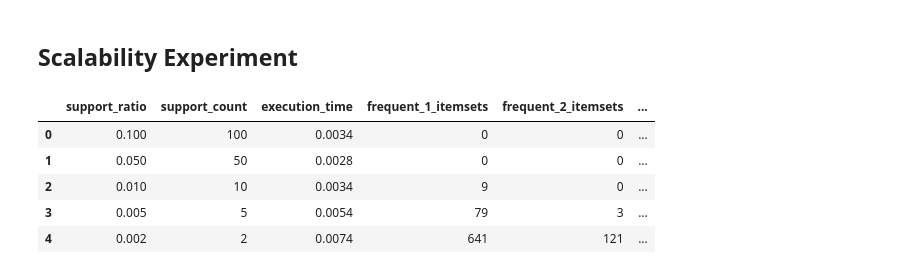
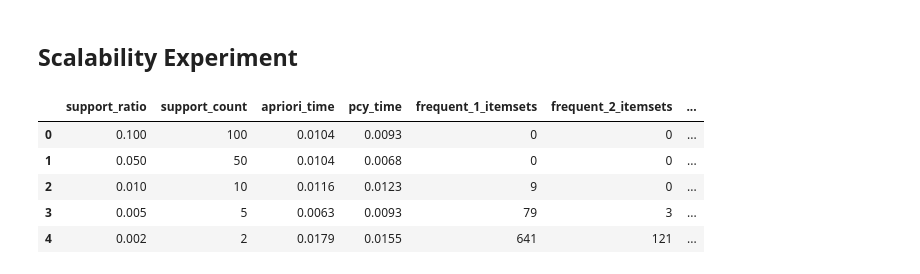
Before and after one commit to leilacielok/market_basket_analysis, a Jupyter notebook: project.ipynb, the cells around one changed output. Cells and saved outputs as stored; diff of their text form; code cells hidden in the pictures.

```diff
--- a/project.ipynb
+++ b/project.ipynb
@@ -191,20 +68,0 @@ def apriori(baskets, support_threshold):
-# %%
-# Display frequent itemsets
-frequent_itemsets = apriori(
-    baskets,
-    MIN_SUPPORT_COUNT
-)
-
-for size, itemsets in frequent_itemsets.items():
-    print("\n" + "=" * 50)
-    print(f"Frequent itemsets of size {size}")
-    print("=" * 50)
-
-    sorted_itemsets = sorted(
-        itemsets.items(),
-        key=lambda x: x[1],
-        reverse=True
-    )
-
-    for itemset, count in sorted_itemsets:
-        print(set(itemset), "-> support count:", count)
@@ -573,51 +412,72 @@ frequent_itemsets_pcy
 # %%
 support_ratios = [0.1, 0.05, 0.01, 0.005, 0.002]
 
 results = []
 
 for ratio in support_ratios:
 
     support_count = int(len(baskets) * ratio)
 
+    # APRIORI
     start = time.time()
 
-    frequent_itemsets = apriori(
+    frequent_itemsets_apriori = apriori(
         baskets,
         support_count
     )
 
-    end = time.time()
+    apriori_time = time.time() - start
 
-    elapsed_time = end - start
+    # PCY
+    start = time.time()
 
-    n_frequent_1 = len(frequent_itemsets.get(1, {}))
-    n_frequent_2 = len(frequent_itemsets.get(2, {}))
-    n_frequent_3 = len(frequent_itemsets.get(3, {}))
+    frequent_itemsets_pcy = pcy(
+        baskets,
+        support_count,
+        n_buckets=10000
+    )
+
+    pcy_time = time.time() - start
+
+    n_frequent_1 = len(
+        frequent_itemsets_apriori.get(1, {})
+    )
+
+    n_frequent_2 = len(
+        frequent_itemsets_apriori.get(2, {})
+    )
+
+    n_frequent_3 = len(
+        frequent_itemsets_apriori.get(3, {})
+    )
+
+    total_itemsets = (
+        n_frequent_1 +
+        n_frequent_2 +
+        n_frequent_3
+    )
 
     results.append({
         "support_ratio": ratio,
         "support_count": support_count,
-        "execution_time": elapsed_time,
+        "apriori_time": apriori_time,
+        "pcy_time": pcy_time,
         "frequent_1_itemsets": n_frequent_1,
         "frequent_2_itemsets": n_frequent_2,
         "frequent_3_itemsets": n_frequent_3,
-        "total_itemsets": (
-            n_frequent_1 +
-            n_frequent_2 +
-            n_frequent_3
-        )
+        "total_itemsets": total_itemsets
     })
 
 results_df = pd.DataFrame(results)
 
 results_df.round(4)
 # %% [output]
-|  | support_ratio | support_count | execution_time | frequent_1_itemsets | frequent_2_itemsets | ... |
-| 0 | 0.100 | 100 | 0.0034 | 0 | 0 | ... |
-| 1 | 0.050 | 50 | 0.0028 | 0 | 0 | ... |
-| 2 | 0.010 | 10 | 0.0034 | 9 | 0 | ... |
-| 3 | 0.005 | 5 | 0.0054 | 79 | 3 | ... |
-| 4 | 0.002 | 2 | 0.0074 | 641 | 121 | ... |
+|  | support_ratio | support_count | apriori_time | pcy_time | frequent_1_itemsets | frequent_2_itemsets | ... |
+| 0 | 0.100 | 100 | 0.0104 | 0.0093 | 0 | 0 | ... |
+| 1 | 0.050 | 50 | 0.0104 | 0.0068 | 0 | 0 | ... |
+| 2 | 0.010 | 10 | 0.0116 | 0.0123 | 9 | 0 | ... |
+| 3 | 0.005 | 5 | 0.0063 | 0.0093 | 79 | 3 | ... |
+| 4 | 0.002 | 2 | 0.0179 | 0.0155 | 641 | 121 | ... |
 # %%
 fig, axes = plt.subplots(1, 2, figsize=(12, 4))
 
```
Also changed, not shown: parts of 11 cells of this notebook.
